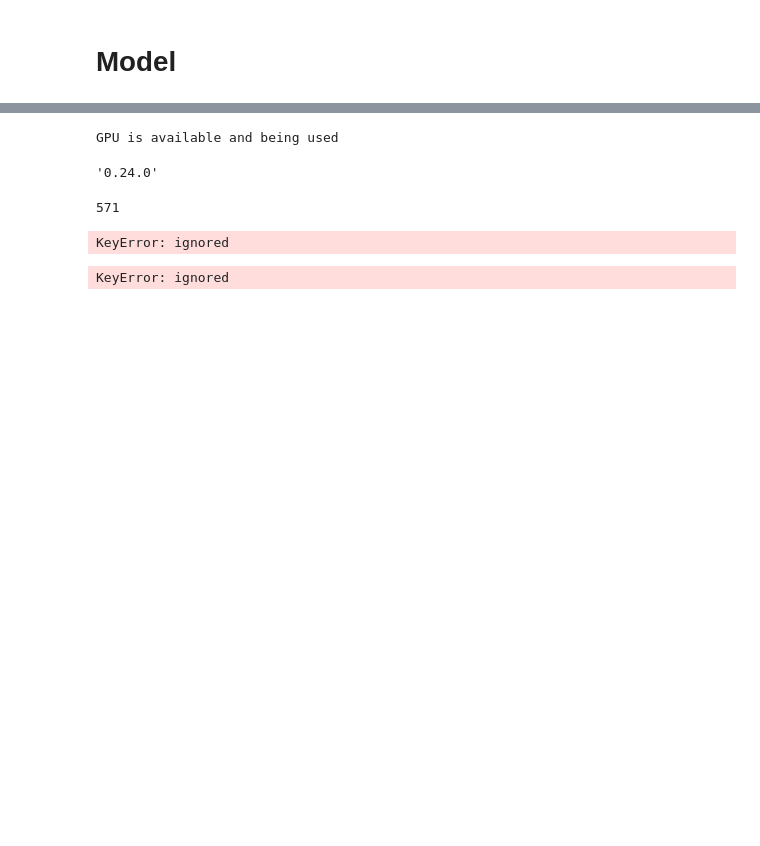
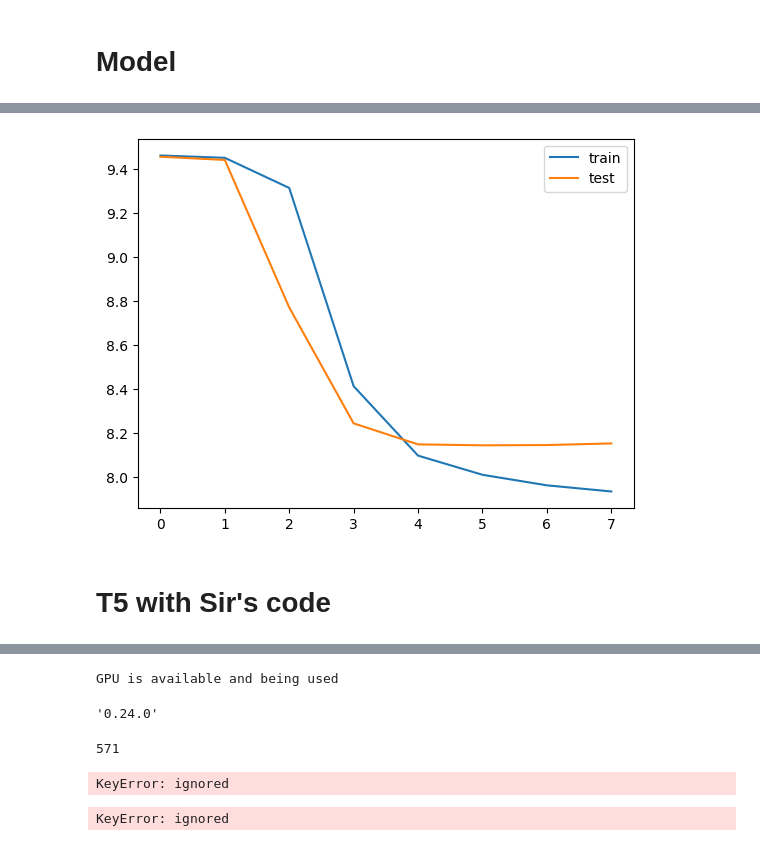
Before and after one commit to lavanyaasehgal/IntelliShorts, a Jupyter notebook: NLP_summarizer.ipynb, the cells around one changed output, grey strips where cells are left out. Cells and saved outputs as stored; diff of their text form; code cells hidden in the pictures; blank space fills up the shorter version.

```diff
--- a/NLP_summarizer.ipynb
+++ b/NLP_summarizer.ipynb
@@ -258,0 +452,23 @@ test_data
+# %%
+ind=[]
+for i in range(len(y_tr)):
+    cnt=0
+    for j in y_tr[i]:
+        if j!=0:
+            cnt=cnt+1
+    if(cnt==2):
+        ind.append(i)
+
+y_tr=np.delete(y_tr,ind, axis=0)
+x_tr=np.delete(x_tr,ind, axis=0)
+# %%
+ind=[]
+for i in range(len(y_val)):
+    cnt=0
+    for j in y_val[i]:
+        if j!=0:
+            cnt=cnt+1
+    if(cnt==2):
+        ind.append(i)
+y_val=np.delete(y_val,ind, axis=0)
+x_val=np.delete(x_val,ind, axis=0)
@@ -258,0 +542,11 @@ test_data
+# %%
+model.compile(optimizer='rmsprop', loss='sparse_categorical_crossentropy')
+es = EarlyStopping(monitor='val_loss', mode='min', verbose=1,patience=2)
+# %%
+# Start fitting the model with the data
+
+history=model.fit([x_tr,y_tr[:,:-1]], y_tr.reshape(y_tr.shape[0],y_tr.shape[1], 1)[:,1:] ,
+                  epochs=20,
+                  callbacks=[es],
+                  batch_size=64,
+                  validation_data=([x_val,y_val[:,:-1]], y_val.reshape(y_val.shape[0],y_val.shape[1], 1)[:,1:]))
@@ -259 +571,11 @@ test_data
+# %%
+from matplotlib import pyplot
+pyplot.plot(history.history['loss'], label='train')
+pyplot.plot(history.history['val_loss'], label='test')
+pyplot.legend()
+pyplot.show()
+# %% [output]
+[figure, added]
+# %% [markdown]
+# T5 with Sir's code
 # %%
```
Also changed, not shown: parts of 62 cells of this notebook.
